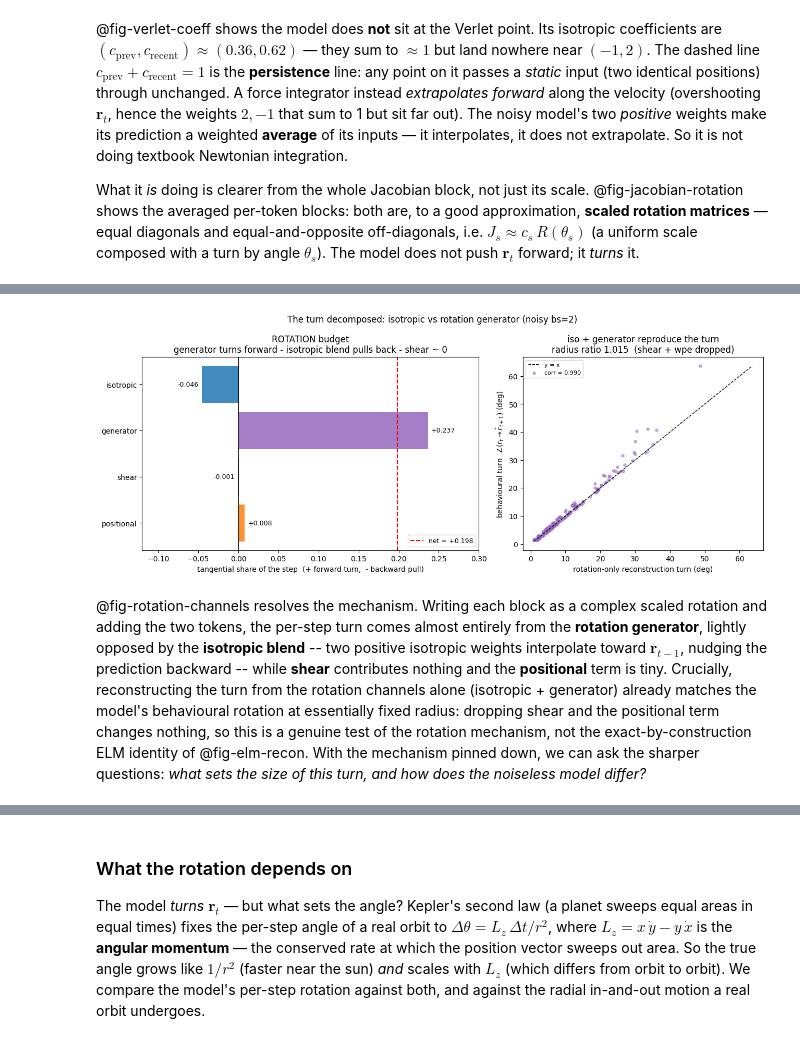
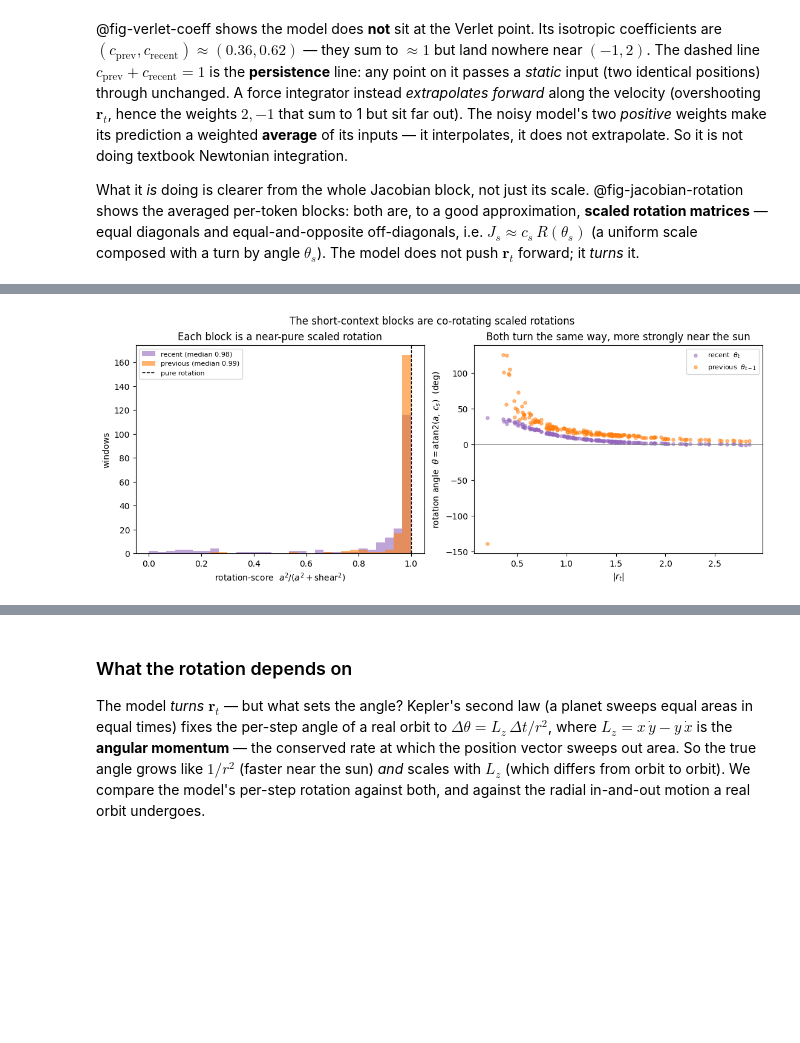
Before and after one commit to Arcadia-Science/world-model-orbits, a Jupyter notebook: index.ipynb, the cells around one changed output, grey strips where cells are left out. Drawn from its saved outputs; the diff is of its cells as text; code cells hidden in the pictures; blank space fills up the shorter version.

```diff
--- a/index.ipynb
+++ b/index.ipynb
@@ -287,44 +286,32 @@ Projecting each channel onto the *tangential* direction of $\mathbf r_t$ (a turn
-# %%
-#| label: fig-rotation-channels
-#| fig-cap: "Decomposition of the noisy bs=2 model's per-step turn into isotropic / rotation-generator / shear / positional channels (the complex-number = scaled-rotation basis). Left: tangential share of each channel -- the rotation generator drives the forward turn, the isotropic blend pulls slightly backward (two positive weights interpolate toward r_{t-1}), shear is negligible. Right: reconstructing the turn from the rotation channels alone (isotropic + generator, dropping shear and the positional term) reproduces the model's behavioural turn at fixed radius, so the scaled-rotation picture is the mechanism -- not an exact-by-construction ELM identity."
-#| code-fold: true
-from analysis.elm import rotation_channel_decomposition
-
-rc = rotation_channel_decomposition(model, BLOCK_SIZE, N_WINDOWS, seed=SEED, offset=OFFSET)
-
-CH   = [('iso', 'isotropic', 'tab:blue'), ('gen', 'generator', 'tab:purple'),
-        ('shear', 'shear', 'tab:green'), ('pos', 'positional', 'tab:orange')]
-tang = [rc['tang_' + k].mean() for k, _, _ in CH]
-net  = sum(tang)
-
-fig, (axA, axB) = plt.subplots(1, 2, figsize=(13, 5.2), gridspec_kw={'width_ratios': [1.4, 1]})
-
-# Panel A -- tangential (rotation) budget: which channel turns the prediction?
-names = [n for _, n, _ in CH]; cols = [c for _, _, c in CH]; yy = np.arange(len(CH))[::-1]
-axA.barh(yy, tang, color=cols, alpha=0.85)
-for yi, v in zip(yy, tang):
-    axA.text(v + 0.004 * np.sign(v), yi, f'{v:+.3f}', va='center',
-             ha='left' if v > 0 else 'right', fontsize=9)
-axA.axvline(0, color='k', lw=0.8)
-axA.axvline(net, color='red', ls='--', lw=1.5, label=f'net = {net:+.3f}')
-axA.set_yticks(yy); axA.set_yticklabels(names); axA.set_xlim(-0.12, 0.30)
-axA.set_xlabel('tangential share of the step  (+ forward turn,  - backward pull)')
-axA.set_title('ROTATION budget\ngenerator turns forward - isotropic blend pulls back - shear ~ 0')
-axA.legend(fontsize=9, loc='lower right')
-
-# Panel B -- rotation-only reconstruction vs behaviour (the real test)
-db, dr = rc['dth_beh'], rc['dth_rot']
-lo, hi = float(min(db.min(), dr.min())), float(max(db.max(), dr.max()))
-axB.plot([lo, hi], [lo, hi], 'k--', lw=1, label='y = x')
-axB.scatter(dr, db, s=14, alpha=0.5, color='tab:purple', label=f"corr = {rc['corr_rot_beh']:.3f}")
-axB.set_xlabel('rotation-only reconstruction turn (deg)')
-axB.set_ylabel(r'behavioural turn  $\angle(r_t \to \hat r_{t+1})$ (deg)')
-axB.set_title(f"iso + generator reproduce the turn\nradius ratio {rc['radius_ratio'].mean():.3f}  (shear + wpe dropped)")
-axB.legend(fontsize=8, loc='best')
-
-fig.suptitle('The turn decomposed: isotropic vs rotation generator (noisy bs=2)', fontsize=12)
-fig.tight_layout(); plt.show()
-# %% [output]
-[figure, removed]
-# %% [markdown]
-@fig-rotation-channels resolves the mechanism. Writing each block as a complex scaled rotation and adding the two tokens, the per-step turn comes almost entirely from the **rotation generator**, lightly opposed by the **isotropic blend** -- two positive isotropic weights interpolate toward $\mathbf r_{t-1}$, nudging the prediction backward -- while **shear** contributes nothing and the **positional** term is tiny. Crucially, reconstructing the turn from the rotation channels alone (isotropic + generator) already matches the model's behavioural rotation at essentially fixed radius: dropping shear and the positional term changes nothing, so this is a genuine test of the rotation mechanism, not the exact-by-construction ELM identity of @fig-elm-recon. With the mechanism pinned down, we can ask the sharper questions: *what sets the size of this turn, and how does the noiseless model differ?*
+# %%
+#| label: fig-rotation-generators
+#| fig-cap: "Per-window rotation structure of the noisy bs=2 blocks. Left: the rotation-score a^2/(a^2 + shear^2 + diag^2) is near 1 for both tokens, so each individual block (not just the average) is a near-pure scaled rotation (shear negligible). Right: the implied rotation angle theta = atan2(a, c_s) - scale-free, unlike the raw generator - is positive for both tokens (they co-rotate) and grows as the planet nears the sun."
+#| code-fold: true
+fig, axes = plt.subplots(1, 2, figsize=(11, 4.5), constrained_layout=True)
+
+# Left — rotation score histogram
+ax = axes[0]
+ax.hist(score_r, bins=30, range=(0, 1), color='tab:purple', alpha=0.6,
+        label=f'recent (median {np.median(score_r):.2f})')
+ax.hist(score_p, bins=30, range=(0, 1), color='tab:orange', alpha=0.6,
+        label=f'previous (median {np.median(score_p):.2f})')
+ax.axvline(1, color='k', ls='--', lw=1, label='pure rotation')
+ax.set_xlabel(r'rotation-score  $a^2/(a^2+\mathrm{shear}^2)$')
+ax.set_ylabel('windows')
+ax.set_title('Each block is a near-pure scaled rotation')
+ax.legend(fontsize=8, loc='upper left')
+
+# Right — rotation ANGLE theta = atan2(a, c_s), scale-free, vs radius
+ax = axes[1]
+ax.axhline(0, color='gray', lw=0.7)
+ax.scatter(radius, ang_r, s=14, alpha=0.5, color='tab:purple', label=r'recent  $\theta_t$')
+ax.scatter(radius, ang_p, s=14, alpha=0.5, color='tab:orange', label=r'previous  $\theta_{t-1}$')
+ax.set_xlabel(r'$|r_t|$')
+ax.set_ylabel(r'rotation angle  $\theta=\operatorname{atan2}(a,\,c_s)$  (deg)')
+ax.set_title('Both turn the same way, more strongly near the sun')
+ax.legend(fontsize=8)
+
+fig.suptitle('The short-context blocks are co-rotating scaled rotations', fontsize=12)
+plt.show()
+# %% [output]
+[figure, added]
```
Also changed, not shown: parts of 10 cells of this notebook.
